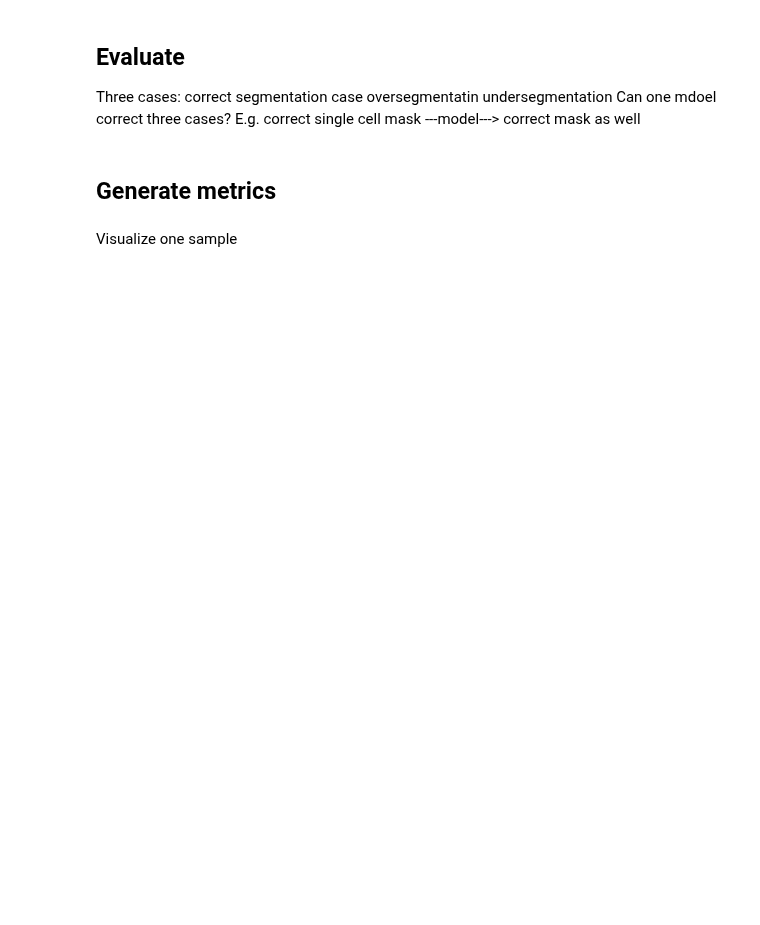
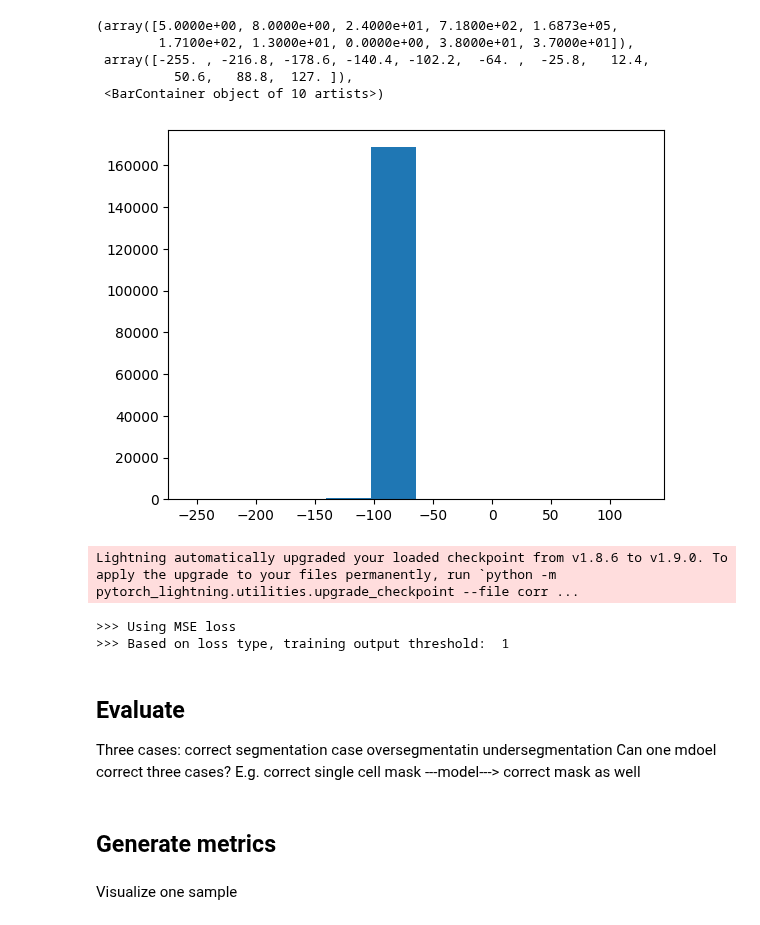
Before and after one commit to xing-lab-pitt/livecellx, a Jupyter notebook: notebooks/segment_evaluate_csn.ipynb, the cells around one changed output. Cells and saved outputs as stored; diff of their text form; code cells hidden in the pictures; blank space fills up the shorter version.

```diff
--- a/notebooks/segment_evaluate_csn.ipynb
+++ b/notebooks/segment_evaluate_csn.ipynb
@@ -23,3 +192,12 @@ torch.manual_seed(237)
+# %%
+plt.hist(merged_img[0].flatten())
+# %% [output]
+(array([5.0000e+00, 8.0000e+00, 2.4000e+01, 7.1800e+02, 1.6873e+05,
+        1.7100e+02, 1.3000e+01, 0.0000e+00, 3.8000e+01, 3.7000e+01]),
+ array([-255. , -216.8, -178.6, -140.4, -102.2,  -64. ,  -25.8,   12.4,
+          50.6,   88.8,  127. ]),
+ <BarContainer object of 10 artists>)
+[figure, added]
 # %%
 from pathlib import Path
 import pandas as pd
@@ -47,12 +225,16 @@ train_df[:2]
 
 # # model 76
 # ckpt = r"/home/ken67/LiveCellTracker-dev/notebooks/lightning_logs/version_85/checkpoints/epoch=999-step=224000.ckpt"
-ckpt = r"/home/ken67/LiveCellTracker-dev/notebooks/lightning_logs/version_310/checkpoints/epoch=15-step=344384.ckpt"
+ckpt = r"./correct_segmentation_network/epoch=2570-test_out_matched_num_gt_iou_0.5_percent_real_underseg_cases=0.8548.ckpt"
 
 model = CorrectSegNet.load_from_checkpoint(ckpt)
 # model.load_state_dict(torch.load(ckpt)["state_dict"])
 model.cuda();
 model.eval();
+# %% [output]
+Lightning automatically upgraded your loaded checkpoint from v1.8.6 to v1.9.0. To apply the upgrade to your files permanently, run `python -m pytorch_lightning.utilities.upgrade_checkpoint --file corr ...
+>>> Using MSE loss
+>>> Based on loss type, training output threshold:  1
 # %%
 from livecell_tracker.model_zoo.segmentation.eval_csn import assemble_dataset, assemble_train_test_dataset
 
```
Also changed, not shown: parts of 30 cells of this notebook, 8 other files.
